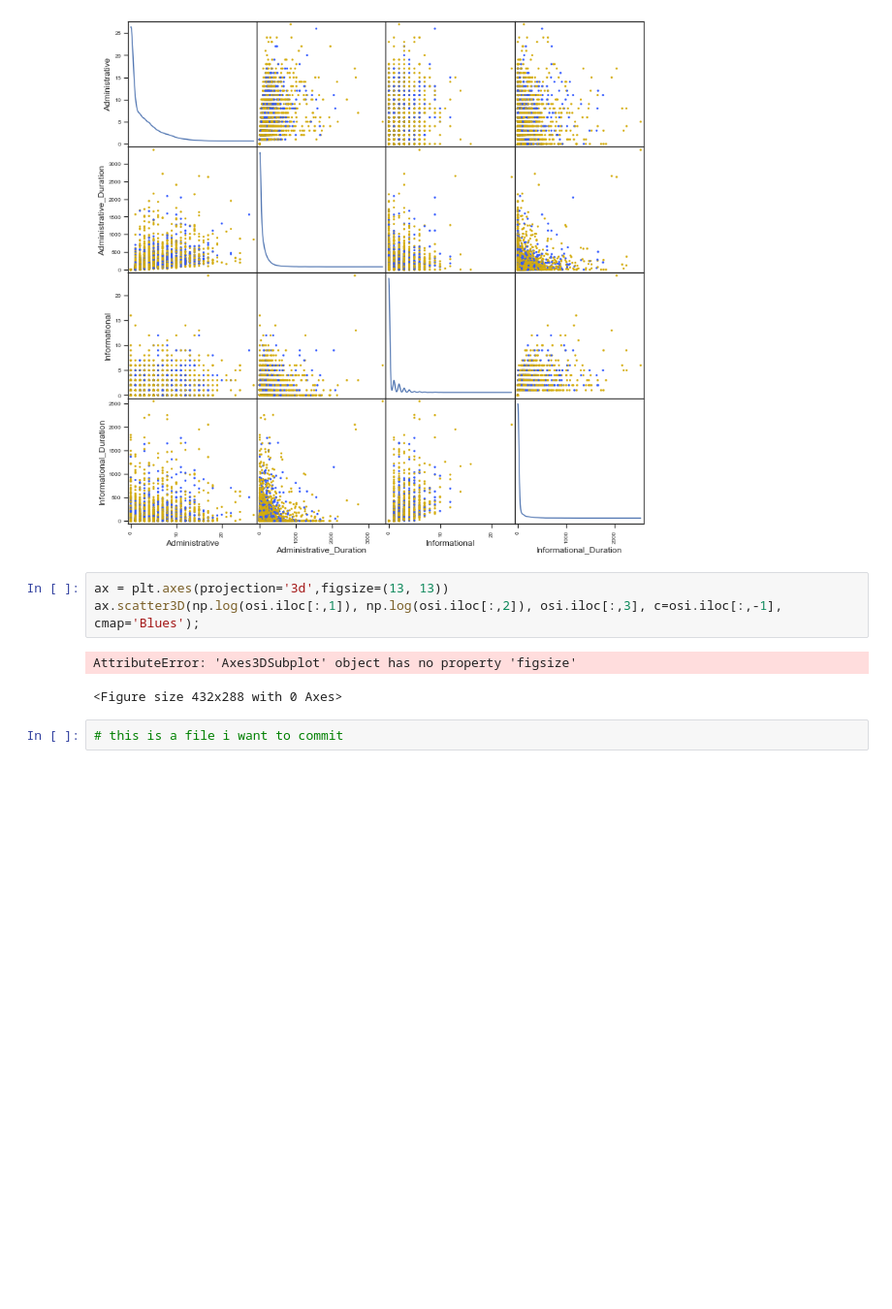
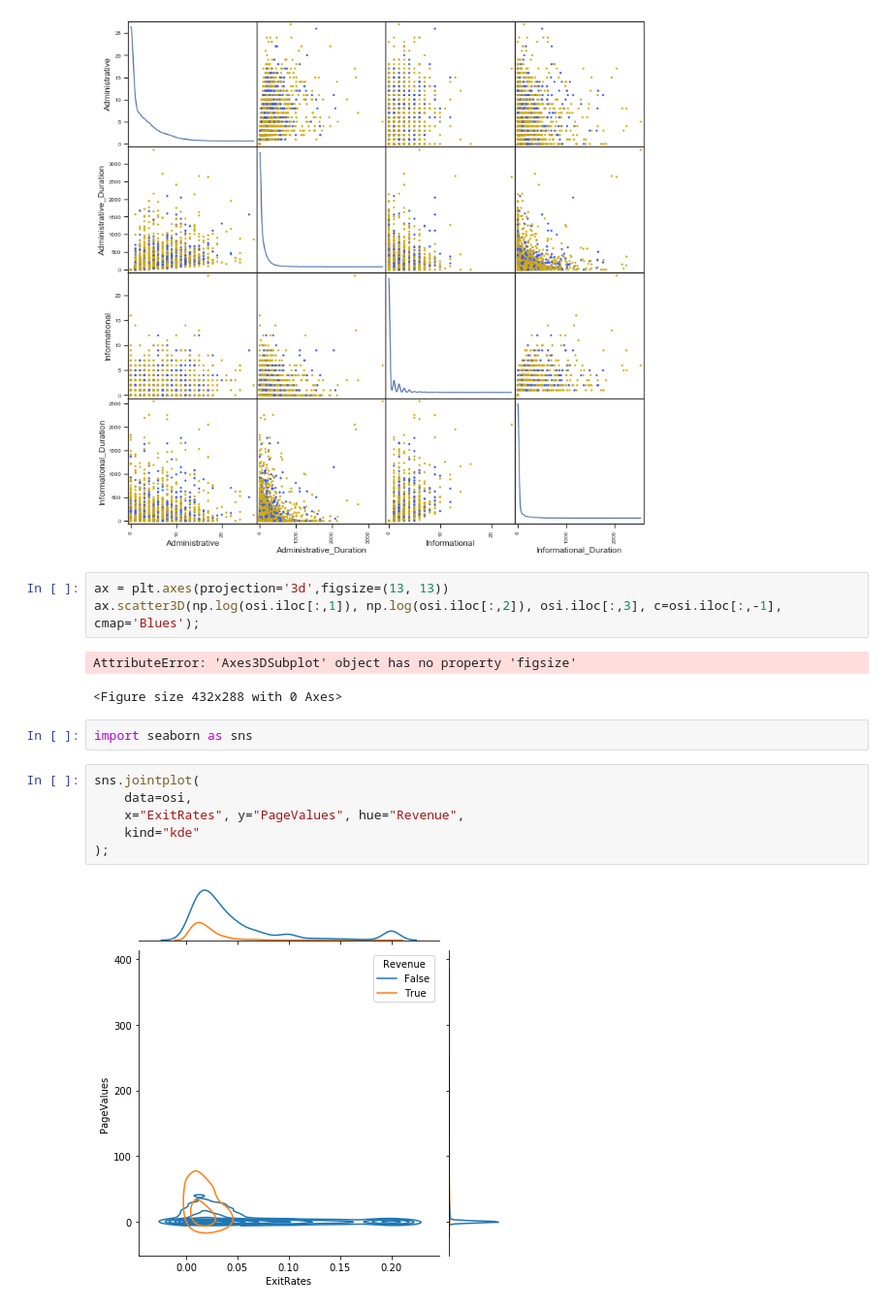
Before and after one commit to JS993-1999/ML-Project, a Jupyter notebook: Viz.ipynb, the cells around one changed output. Shown: that part at 97% size. Drawn from its saved outputs; the diff is of its cells as text; blank space fills up the shorter version.

Commit message:
Seaborn Viz

```diff
--- a/Viz.ipynb
+++ b/Viz.ipynb
@@ -132,5 +132,13 @@ ax.scatter3D(np.log(osi.iloc[:,1]), np.log(osi.iloc[:,2]), osi.iloc[:,3], c=osi.
 # %% [output]
 AttributeError: 'Axes3DSubplot' object has no property 'figsize'
 <Figure size 432x288 with 0 Axes>
-# %%
-# this is a file i want to commit
+# %%
+import seaborn as sns
+# %%
+sns.jointplot(
+    data=osi,
+    x="ExitRates", y="PageValues", hue="Revenue",
+    kind="kde"
+);
+# %% [output]
+[figure, added]
```
